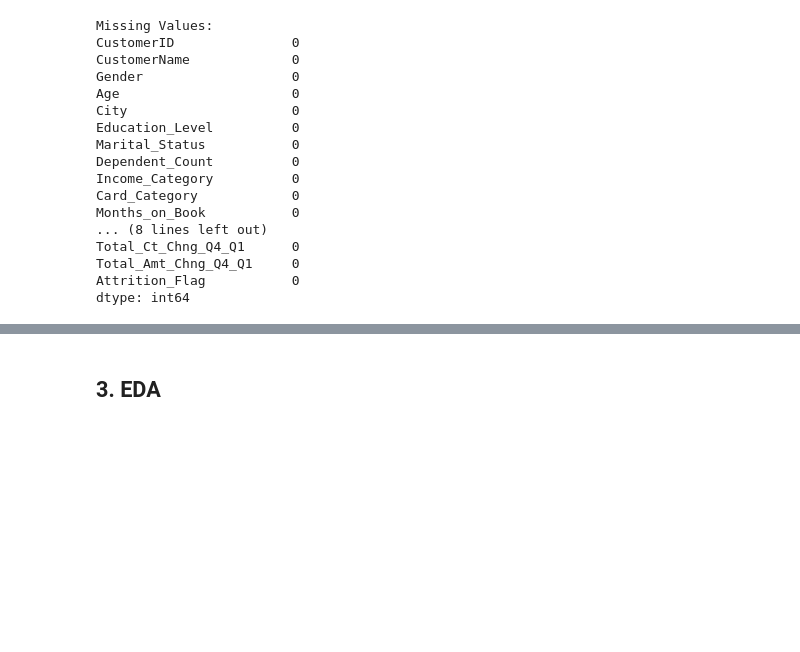
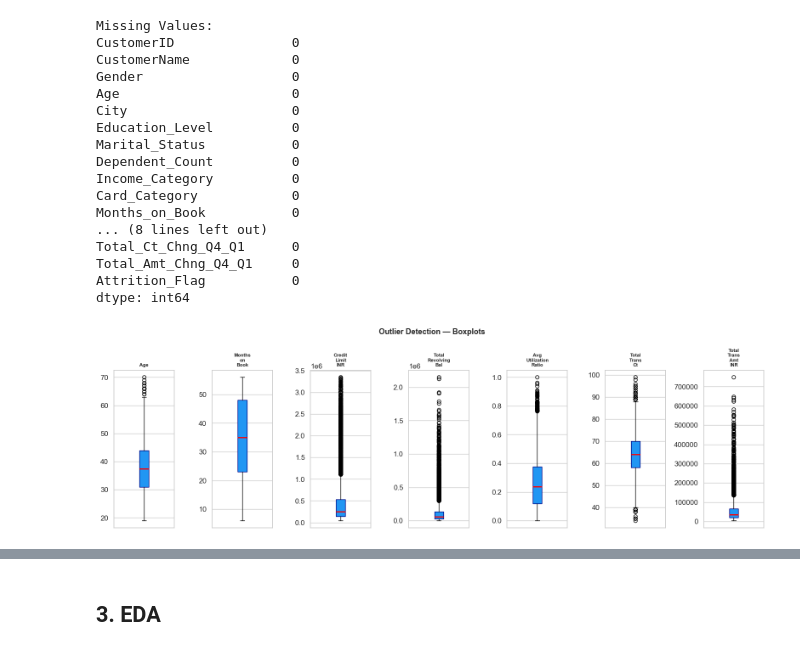
Before and after one commit to ppmkv1963/churn-prediction, a Jupyter notebook: cc_churn_prediction.ipynb, the cells around one changed output, grey strips where cells are left out. Drawn from its saved outputs; the diff is of its cells as text; code cells hidden in the pictures; blank space fills up the shorter version.

```diff
--- a/cc_churn_prediction.ipynb
+++ b/cc_churn_prediction.ipynb
@@ -98,3 +98,22 @@ Total_Ct_Chng_Q4_Q1      0
 Total_Amt_Chng_Q4_Q1     0
 Attrition_Flag           0
 dtype: int64
+# %%
+import matplotlib.pyplot as plt
+
+num_cols_plot = ['Age', 'Months_on_Book', 'Credit_Limit_INR',
+                 'Total_Revolving_Bal', 'Avg_Utilization_Ratio',
+                 'Total_Trans_Ct', 'Total_Trans_Amt_INR']
+
+fig, axes = plt.subplots(1, 7, figsize=(16, 5))
+for ax, col in zip(axes, num_cols_plot):
+    ax.boxplot(df[col].dropna(), patch_artist=True,
+               boxprops=dict(facecolor='#2196F3', color='navy'),
+               medianprops=dict(color='red', linewidth=2))
+    ax.set_title(col.replace('_','\n'), fontsize=8, fontweight='bold')
+    ax.set_xticks([])
+plt.suptitle('Outlier Detection — Boxplots', fontsize=13, fontweight='bold')
+plt.tight_layout()
+plt.show()
+# %% [output]
+[figure, added]
```
Also changed, not shown: parts of 1 cell of this notebook, 2 other files.
